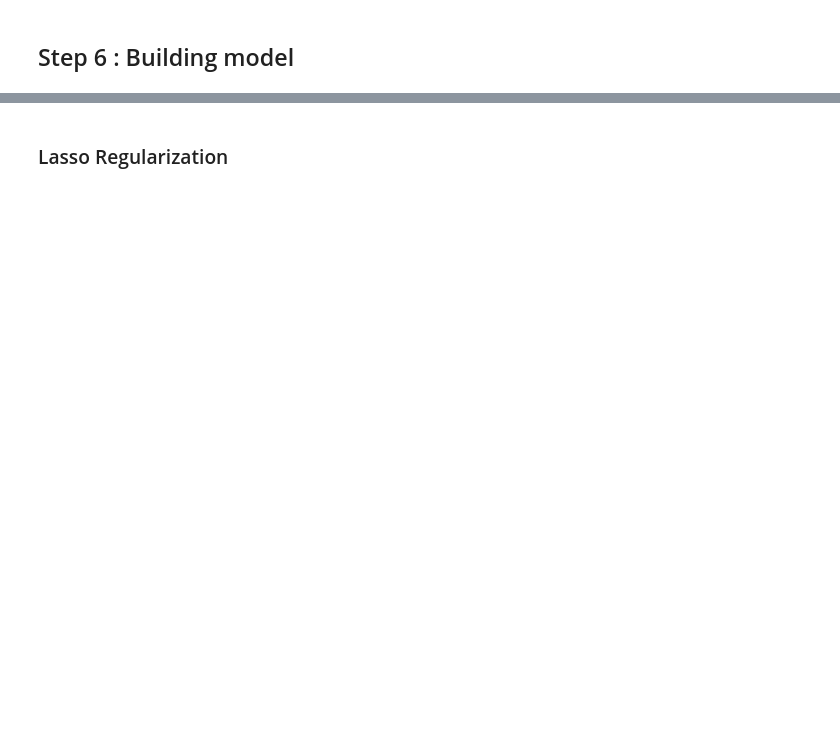
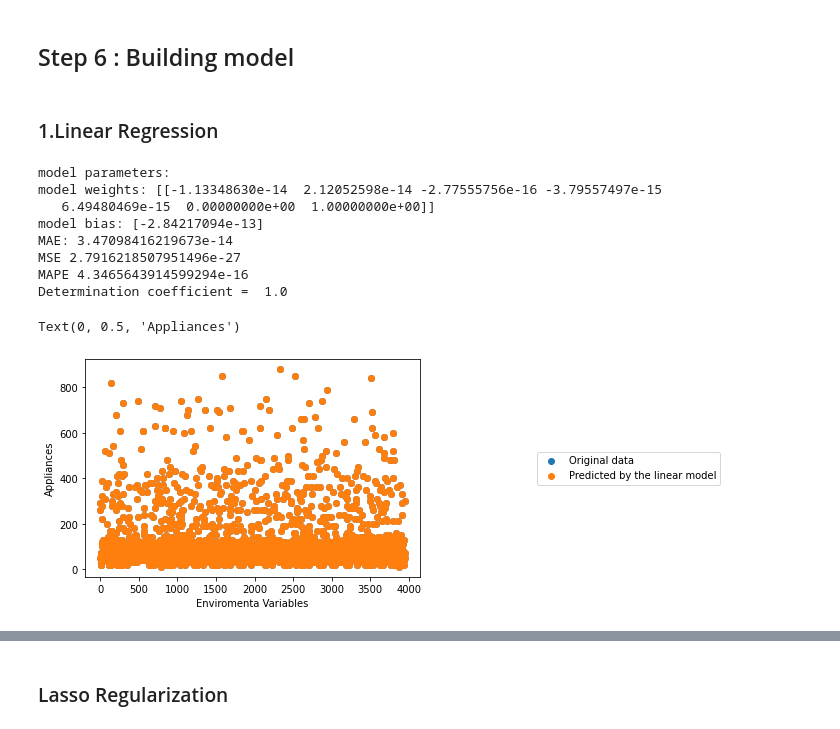
Before and after one commit to Nemat-Allah-Aloush/Multivariate_Data_Analysis, a Jupyter notebook: lab_02.ipynb, the cells around one changed output, grey strips where cells are left out. Saved outputs shown, nothing was run; the diff lists cells and outputs as text; code cells hidden in the pictures; blank space fills up the shorter version.

```diff
--- a/lab_02.ipynb
+++ b/lab_02.ipynb
@@ -334,3 +305,45 @@ x_trainOrg, x_testOrg, y_trainOrg, y_testOrg = train_test_split(dataPredOrg, dat
 def mean_absolute_percentage_error(y_true, y_pred):
     return np.mean(np.abs((y_true - y_pred) / y_true)) * 100
+# %% [markdown]
+### 1.Linear Regression
+# %%
+# Original Data
+lr = LinearRegression()
+lr.fit(x_trainOrg, y_trainOrg)
+# predict
+y_pred_linear = lr.predict(x_testOrg)
+# Parameters
+params = np.append(lr.intercept_, lr.coef_)
+print('model parameters:')
+print('model weights:', lr.coef_)
+print('model bias:', lr.intercept_)
+# Errors
+mae = mean_absolute_error(y_testOrg, y_pred_linear)
+mse = mean_squared_error(y_testOrg, y_pred_linear)
+mape = mean_absolute_percentage_error(y_testOrg, y_pred_linear)
+print('MAE:', mae)
+print('MSE',mse)
+print('MAPE',mape)
+# Coefficient
+print('Determination coefficient = ', lr.score(x_testOrg, y_testOrg))
+#graph of real and predicted values
+x = []
+for i in range(len(y_testOrg)):
+    x.append(i)
+plt.scatter(x, y_testOrg, label = 'Original data')
+plt.scatter(x, y_pred_linear, label = 'Predicted by the linear model')
+plt.legend(loc="center right",borderaxespad=0.1, bbox_to_anchor=(1.9, 0.5))
+plt.xlabel('Enviromenta Variables')
+plt.ylabel('Appliances')
+# %% [output]
+model parameters:
+model weights: [[-1.13348630e-14  2.12052598e-14 -2.77555756e-16 -3.79557497e-15
+   6.49480469e-15  0.00000000e+00  1.00000000e+00]]
+model bias: [-2.84217094e-13]
+MAE: 3.47098416219673e-14
+MSE 2.7916218507951496e-27
+MAPE 4.3465643914599294e-16
+Determination coefficient =  1.0
+Text(0, 0.5, 'Appliances')
+[figure, added]
 # %% [markdown]
```
Also changed, not shown: parts of 40 cells of this notebook.
